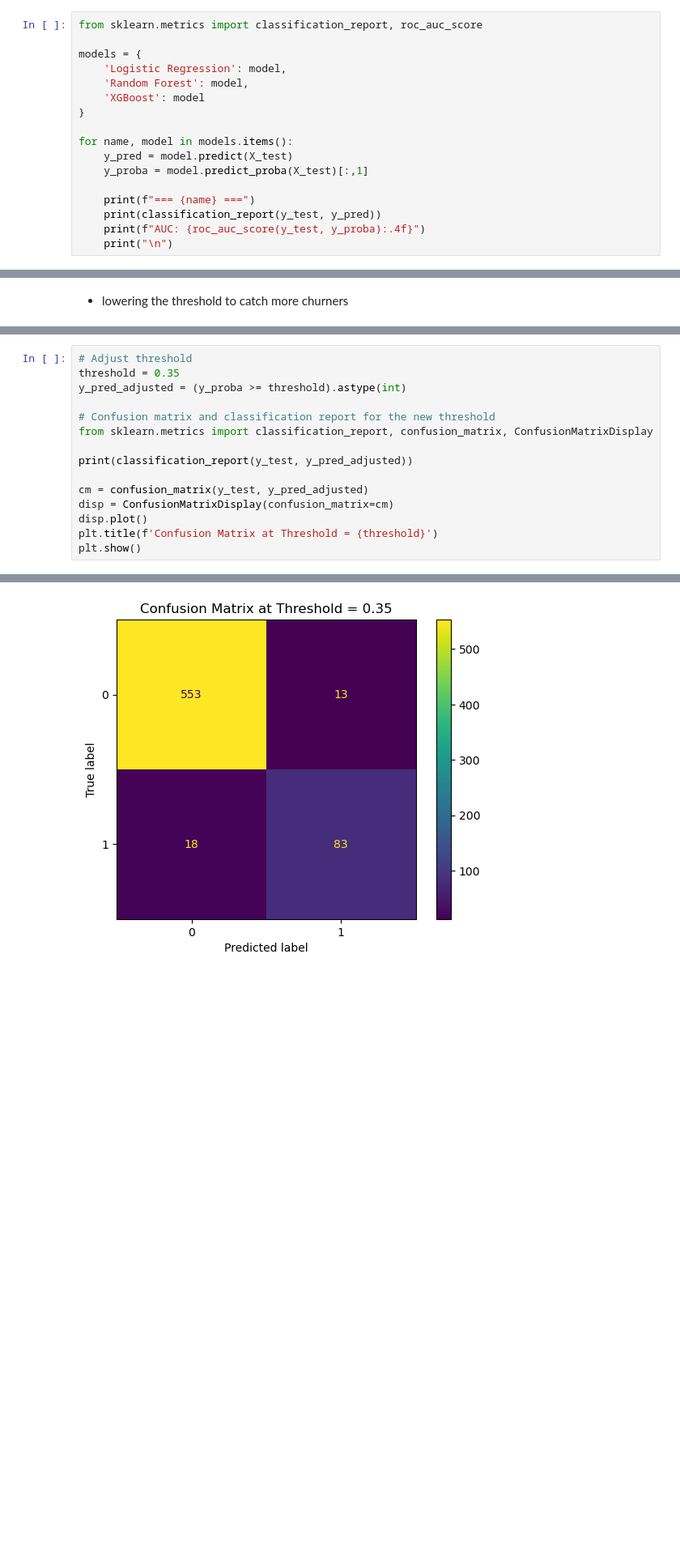
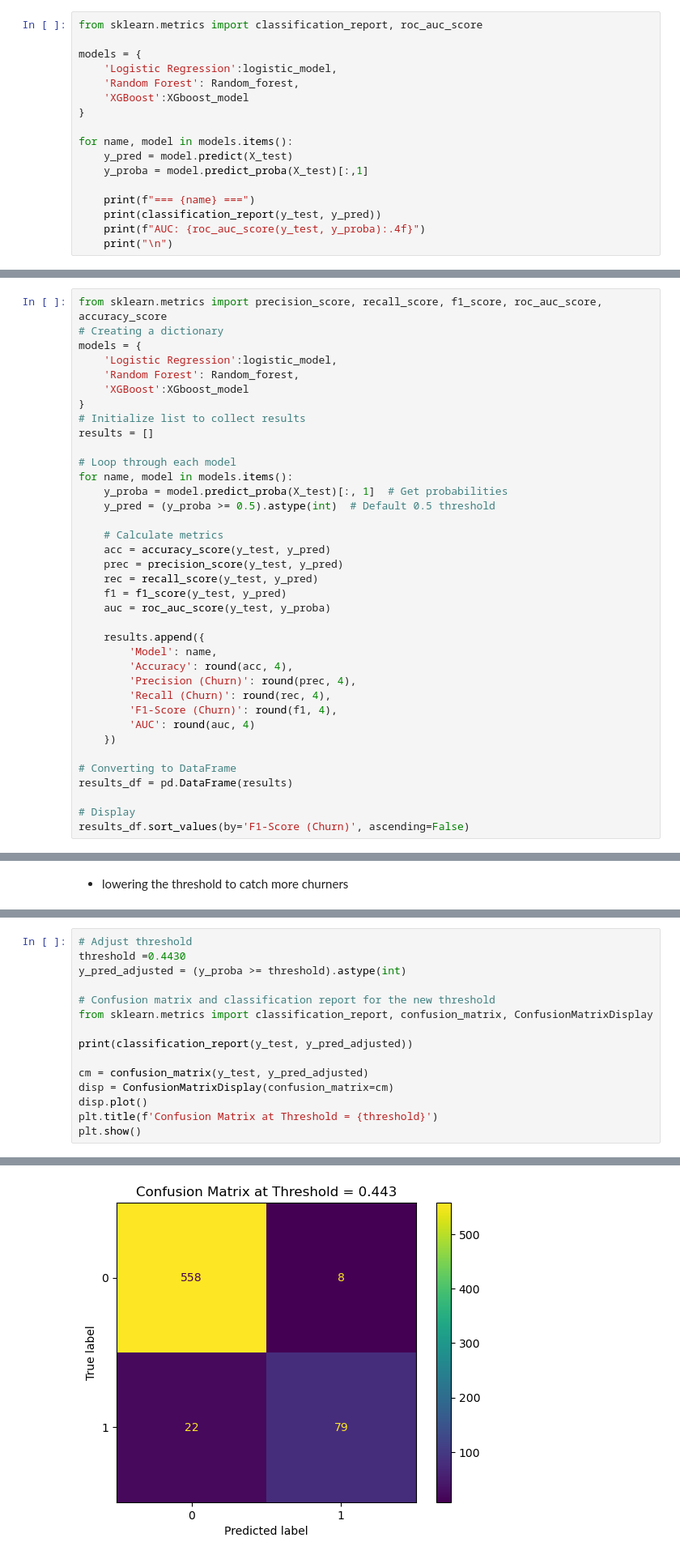
Before and after one commit to FAITHKAMANDE/Machine-Learning-project, a Jupyter notebook: Phase 3 project.ipynb, the cells around one changed output, grey strips where cells are left out. Shown at 81% size. Cells and saved outputs as stored; diff of their text form; blank space fills up the shorter version.

```diff
--- a/Phase 3 project.ipynb
+++ b/Phase 3 project.ipynb
@@ -711,9 +707,9 @@ XGBClassifier(base_score=None, booster=None, callbacks=None,
 from sklearn.metrics import classification_report, roc_auc_score
 
 models = {
-    'Logistic Regression': model,
-    'Random Forest': model,
-    'XGBoost': model
+    'Logistic Regression':logistic_model,
+    'Random Forest': Random_forest,
+    'XGBoost':XGboost_model
 }
 
 for name, model in models.items():
@@ -831,0 +834,37 @@ plt.show()
+# %%
+from sklearn.metrics import precision_score, recall_score, f1_score, roc_auc_score, accuracy_score
+# Creating a dictionary
+models = {
+    'Logistic Regression':logistic_model,
+    'Random Forest': Random_forest,
+    'XGBoost':XGboost_model
+}
+# Initialize list to collect results
+results = []
+
+# Loop through each model
+for name, model in models.items():
+    y_proba = model.predict_proba(X_test)[:, 1]  # Get probabilities
+    y_pred = (y_proba >= 0.5).astype(int)  # Default 0.5 threshold
+
+    # Calculate metrics
+    acc = accuracy_score(y_test, y_pred)
+    prec = precision_score(y_test, y_pred)
+    rec = recall_score(y_test, y_pred)
+    f1 = f1_score(y_test, y_pred)
+    auc = roc_auc_score(y_test, y_proba)
+
+    results.append({
+        'Model': name,
+        'Accuracy': round(acc, 4),
+        'Precision (Churn)': round(prec, 4),
+        'Recall (Churn)': round(rec, 4),
+        'F1-Score (Churn)': round(f1, 4),
+        'AUC': round(auc, 4)
+    })
+
+# Converting to DataFrame
+results_df = pd.DataFrame(results)
+
+# Display
+results_df.sort_values(by='F1-Score (Churn)', ascending=False)
@@ -866,6 +941,6 @@ plt.show()
 # %%
 # Adjust threshold
-threshold = 0.35
+threshold =0.4430
 y_pred_adjusted = (y_proba >= threshold).astype(int)
 
 # Confusion matrix and classification report for the new threshold
@@ -890,2 +965,2 @@ weighted avg       0.95      0.95      0.95       667
-[figure, old version]
+[figure, new version]
 # %% [markdown]
```
Also changed, not shown: parts of 23 cells of this notebook, 1 other file.
